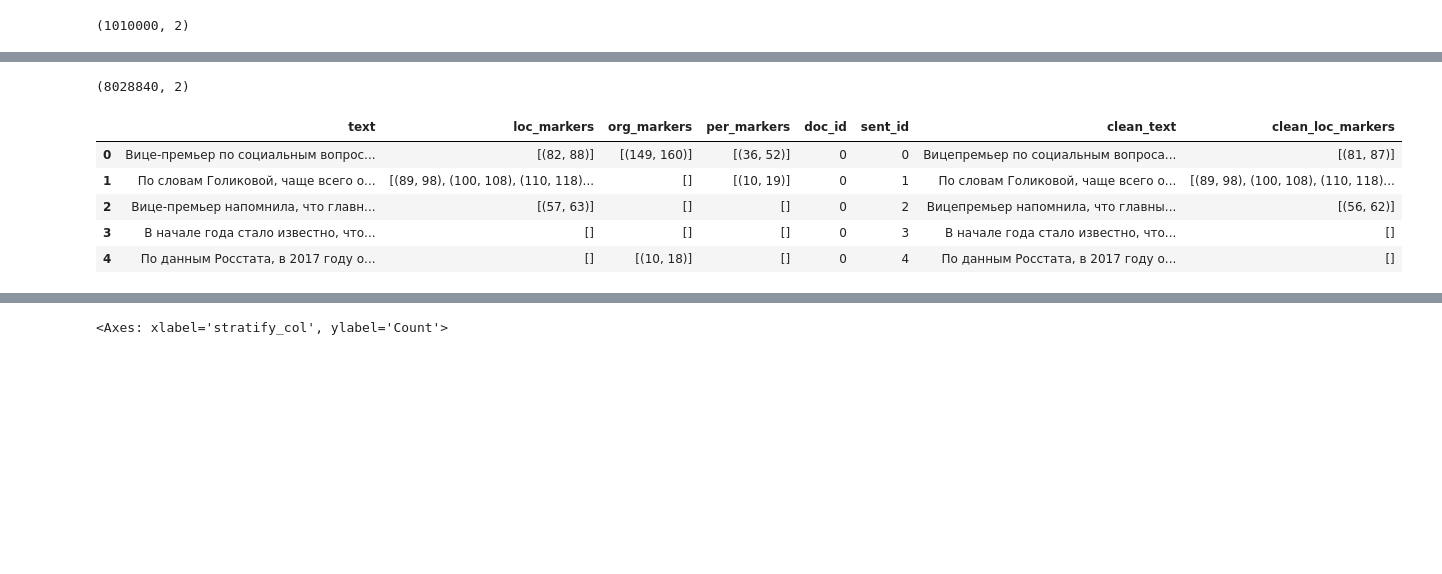
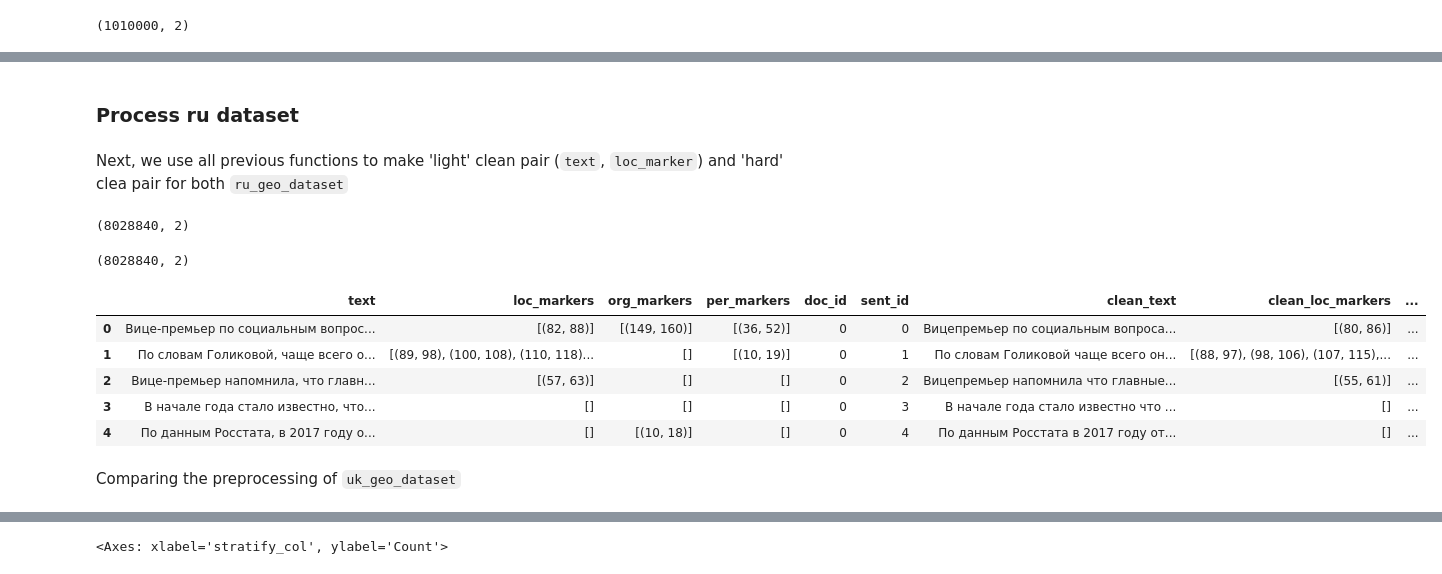
Before and after one commit to BirdWithDreams/IASA-NLP-Homework, a Jupyter notebook: Homework 4/hw_4.ipynb, the cells around one changed output, grey strips where cells are left out. Drawn from its saved outputs; the diff is of its cells as text; code cells hidden in the pictures; blank space fills up the shorter version.

```diff
--- a/Homework 4/hw_4.ipynb
+++ b/Homework 4/hw_4.ipynb
@@ -129,0 +135,6 @@ def find_hashtags(text):
+# %%
+uk_text_non_symbols = set()
+for text in tqdm(uk_geo_dataset['text']):
+    uk_text_non_symbols = uk_text_non_symbols | set(find_non_alphanumeric(hard_processing(text)))
+
+''.join(uk_text_non_symbols)
@@ -129,0 +143,6 @@ def find_hashtags(text):
+# %%
+ru_text_non_symbols = set()
+for text in tqdm(ru_geo_dataset['text']):
+    ru_text_non_symbols = ru_text_non_symbols | set(find_non_alphanumeric(hard_processing(text)))
+
+''.join(ru_text_non_symbols)
@@ -176,0 +267,17 @@ random.sample(locs_with_non_symbols, 10)
+# %%
+def update_locations(row, text_processor):
+    text, locations = row
+    location_texts = get_locations((text, locations))
+    text = text_processor(text)
+
+    new_locations = []
+    offset = 0
+    for loc_text in location_texts:
+        clean_loc_text = text_processor(loc_text)
+        start_idx = text.find(clean_loc_text, offset)
+        if start_idx != -1:
+            end_idx = start_idx + len(clean_loc_text)
+            new_locations.append((start_idx, end_idx))
+            offset = end_idx
+
+    return text, new_locations
@@ -301,3 +402,7 @@ uk_geo_df.head()
+# %% [markdown]
+### Process ru dataset
+# %% [markdown]
+Next, we use all previous functions to make 'light' clean pair (`text`, `loc_marker`) and 'hard' clea pair for both `ru_geo_dataset`
 # %%
 cleaned_ru = ru_geo_dataset[['text', 'loc_markers']].apply(clean_text_and_locations, axis=1)
 cleaned_ru = list(zip(*cleaned_ru))
@@ -305,13 +410,25 @@ cleaned_ru = pd.DataFrame({'clean_text': cleaned_ru[0], 'clean_loc_markers': cle
 cleaned_ru.shape
 # %% [output]
 (8028840, 2)
+# %%
+hard_cleaned_ru = ru_geo_dataset[['text', 'loc_markers']].apply(
+    clean_text_and_locations, axis=1,
+    args=(hard_processing,)
+    )
+hard_cleaned_ru = list(zip(*hard_cleaned_ru))
+hard_cleaned_ru = pd.DataFrame({'hard_clean_text': hard_cleaned_ru[0], 'hard_clean_loc_markers': hard_cleaned_ru[1]})
+hard_cleaned_ru.shape
+# %% [output]
+(8028840, 2)
 # %%
-ru_geo_df = pd.concat([ru_geo_dataset, cleaned_ru], axis=1)
+ru_geo_df = pd.concat([ru_geo_dataset, cleaned_ru, hard_cleaned_ru], axis=1)
 ru_geo_df.head()
 # %% [output]
-|  | text | loc_markers | org_markers | per_markers | doc_id | sent_id | clean_text | clean_loc_markers |
-| 0 | Вице-премьер по социальным вопрос... | [(82, 88)] | [(149, 160)] | [(36, 52)] | 0 | 0 | Вицепремьер по социальным вопроса... | [(81, 87)] |
-| 1 | По словам Голиковой, чаще всего о... | [(89, 98), (100, 108), (110, 118)... | [] | [(10, 19)] | 0 | 1 | По словам Голиковой, чаще всего о... | [(89, 98), (100, 108), (110, 118)... |
-| 2 | Вице-премьер напомнила, что главн... | [(57, 63)] | [] | [] | 0 | 2 | Вицепремьер напомнила, что главны... | [(56, 62)] |
-| 3 | В начале года стало известно, что... | [] | [] | [] | 0 | 3 | В начале года стало известно, что... | [] |
-| 4 | По данным Росстата, в 2017 году о... | [] | [(10, 18)] | [] | 0 | 4 | По данным Росстата, в 2017 году о... | [] |
+|  | text | loc_markers | org_markers | per_markers | doc_id | sent_id | clean_text | clean_loc_markers | ... |
+| 0 | Вице-премьер по социальным вопрос... | [(82, 88)] | [(149, 160)] | [(36, 52)] | 0 | 0 | Вицепремьер по социальным вопроса... | [(80, 86)] | ... |
+| 1 | По словам Голиковой, чаще всего о... | [(89, 98), (100, 108), (110, 118)... | [] | [(10, 19)] | 0 | 1 | По словам Голиковой чаще всего он... | [(88, 97), (98, 106), (107, 115),... | ... |
+| 2 | Вице-премьер напомнила, что главн... | [(57, 63)] | [] | [] | 0 | 2 | Вицепремьер напомнила что главные... | [(55, 61)] | ... |
+| 3 | В начале года стало известно, что... | [] | [] | [] | 0 | 3 | В начале года стало известно что ... | [] | ... |
+| 4 | По данным Росстата, в 2017 году о... | [] | [(10, 18)] | [] | 0 | 4 | По данным Росстата в 2017 году от... | [] | ... |
+# %% [markdown]
+Comparing the preprocessing of `uk_geo_dataset`
```
Also changed, not shown: parts of 89 cells of this notebook, 8 other files.
